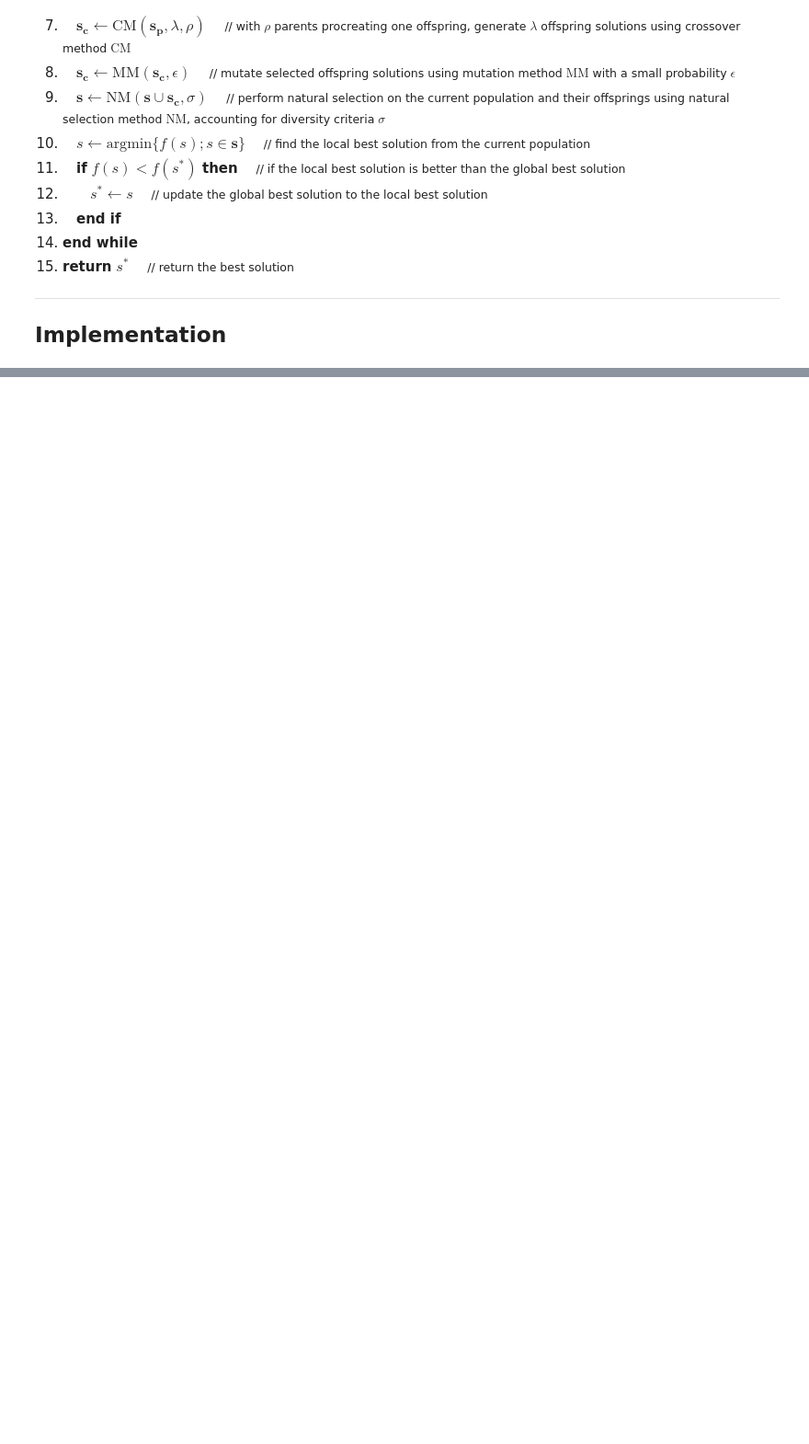
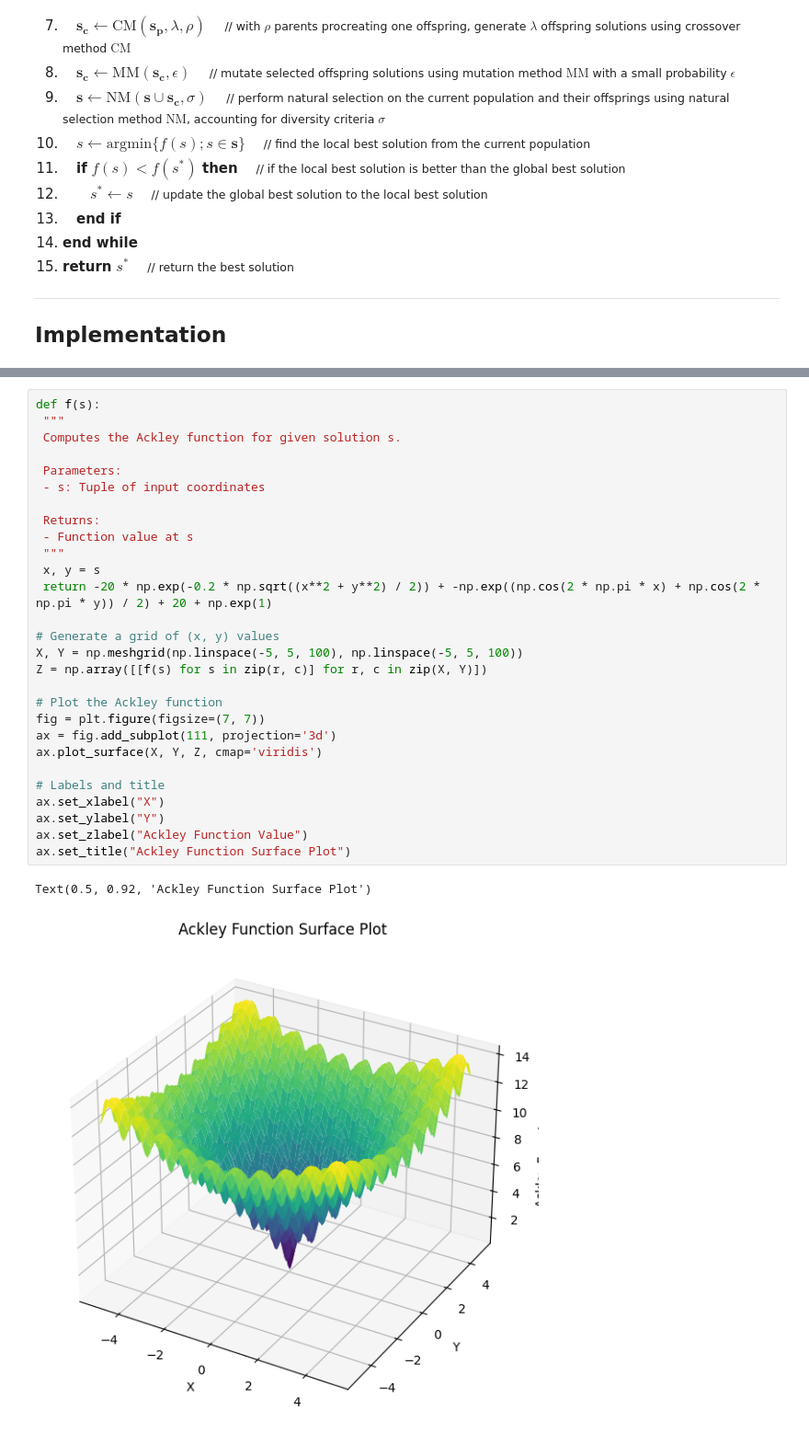
Before and after one commit to anmpahwa/CE5972, a Jupyter notebook: book/content/lecture_36.ipynb, the cells around one changed output, grey strips where cells are left out. Shown at 92% size. Saved outputs shown, nothing was run; the diff lists cells and outputs as text; blank space fills up the shorter version.

```diff
--- a/book/content/lecture_36.ipynb
+++ b/book/content/lecture_36.ipynb
@@ -108,0 +112,31 @@ def ga(S_o, SM, u, CM, l, p, MM, e, NM, m, n=1000, t=1e-5):
+# %%
+def f(s):
+ """
+ Computes the Ackley function for given solution s.
+
+ Parameters:
+ - s: Tuple of input coordinates
+
+ Returns:
+ - Function value at s
+ """
+ x, y = s
+ return -20 * np.exp(-0.2 * np.sqrt((x**2 + y**2) / 2)) + -np.exp((np.cos(2 * np.pi * x) + np.cos(2 * np.pi * y)) / 2) + 20 + np.exp(1)
+
+# Generate a grid of (x, y) values
+X, Y = np.meshgrid(np.linspace(-5, 5, 100), np.linspace(-5, 5, 100))
+Z = np.array([[f(s) for s in zip(r, c)] for r, c in zip(X, Y)])
+
+# Plot the Ackley function
+fig = plt.figure(figsize=(7, 7))
+ax = fig.add_subplot(111, projection='3d')
+ax.plot_surface(X, Y, Z, cmap='viridis')
+
+# Labels and title
+ax.set_xlabel("X")
+ax.set_ylabel("Y")
+ax.set_zlabel("Ackley Function Value")
+ax.set_title("Ackley Function Surface Plot")
+# %% [output]
+Text(0.5, 0.92, 'Ackley Function Surface Plot')
+[figure, added]
```
Also changed, not shown: parts of 6 cells of this notebook.
